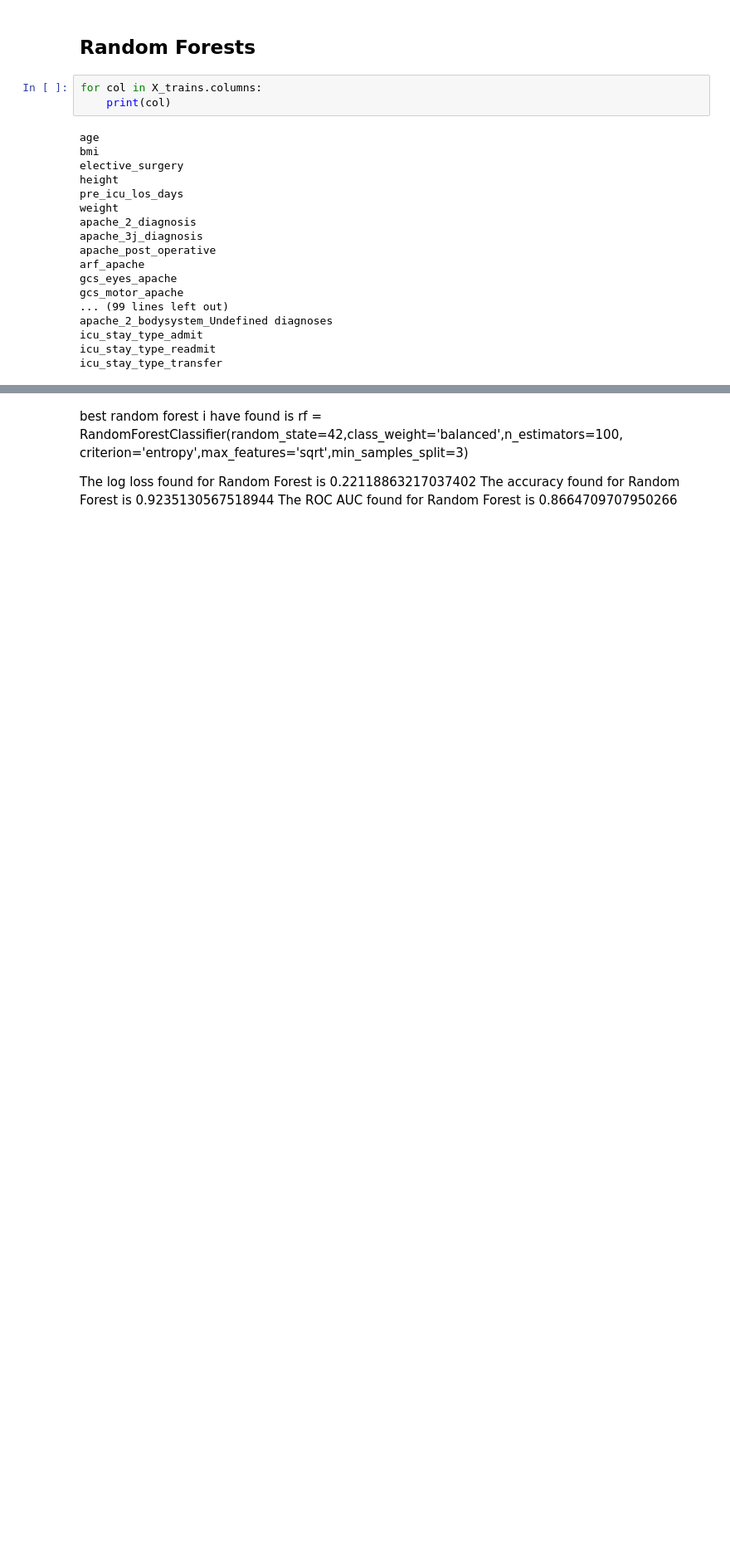
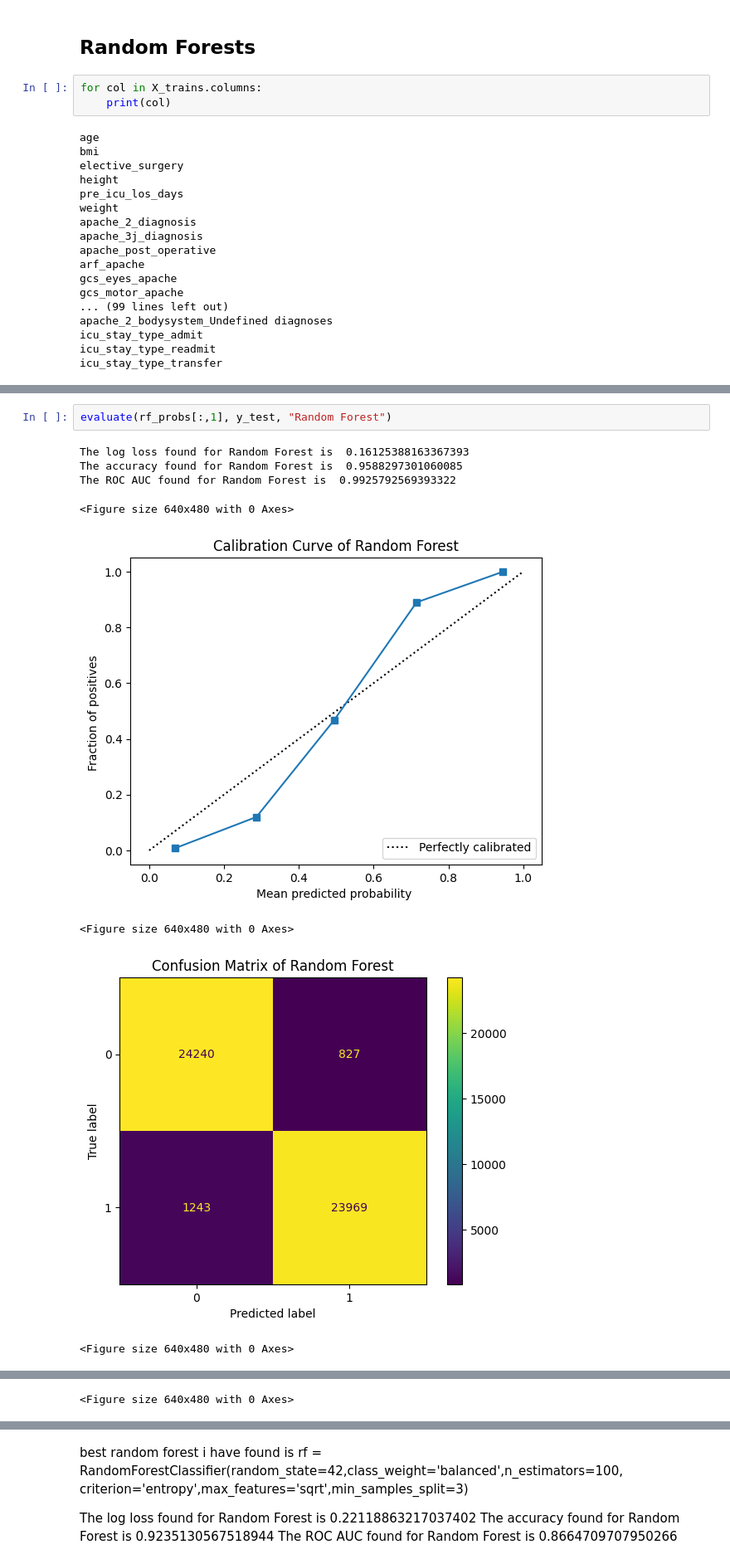
Before and after one commit to pauljhan01/DSP-Final-Project, a Jupyter notebook: FinalProject.ipynb, the cells around one changed output, grey strips where cells are left out. Shown at 83% size. Drawn from its saved outputs; the diff is of its cells as text; blank space fills up the shorter version.

```diff
--- a/FinalProject.ipynb
+++ b/FinalProject.ipynb
@@ -452,0 +508,11 @@ The ROC AUC found for Random Forest is  0.8664709707950266
+# %%
+evaluate(rf_probs[:,1], y_test, "Random Forest")
+# %% [output]
+The log loss found for Random Forest is  0.16125388163367393
+The accuracy found for Random Forest is  0.9588297301060085
+The ROC AUC found for Random Forest is  0.9925792569393322
+<Figure size 640x480 with 0 Axes>
+[figure, added]
+<Figure size 640x480 with 0 Axes>
+[figure, added]
+<Figure size 640x480 with 0 Axes>
@@ -452,0 +521 @@ The ROC AUC found for Random Forest is  0.8664709707950266
+<Figure size 640x480 with 0 Axes>
```
Also changed, not shown: parts of 11 cells of this notebook.
